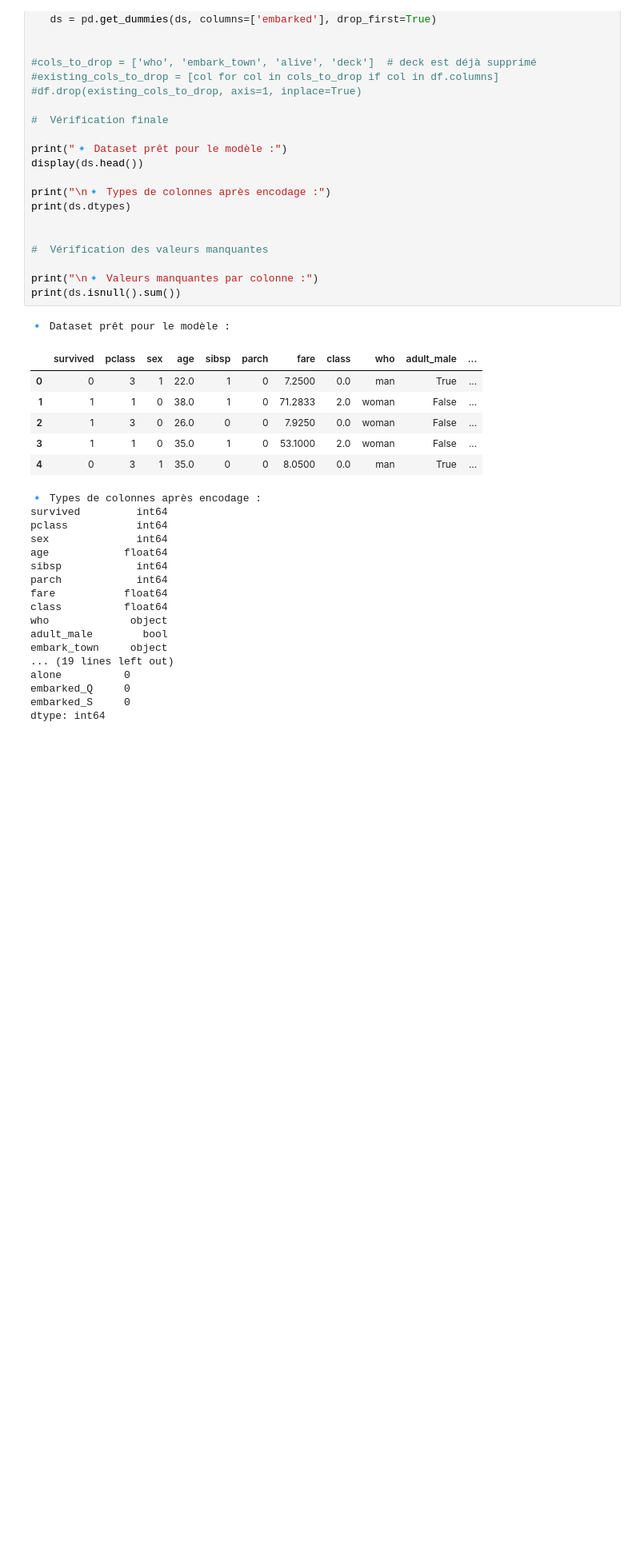
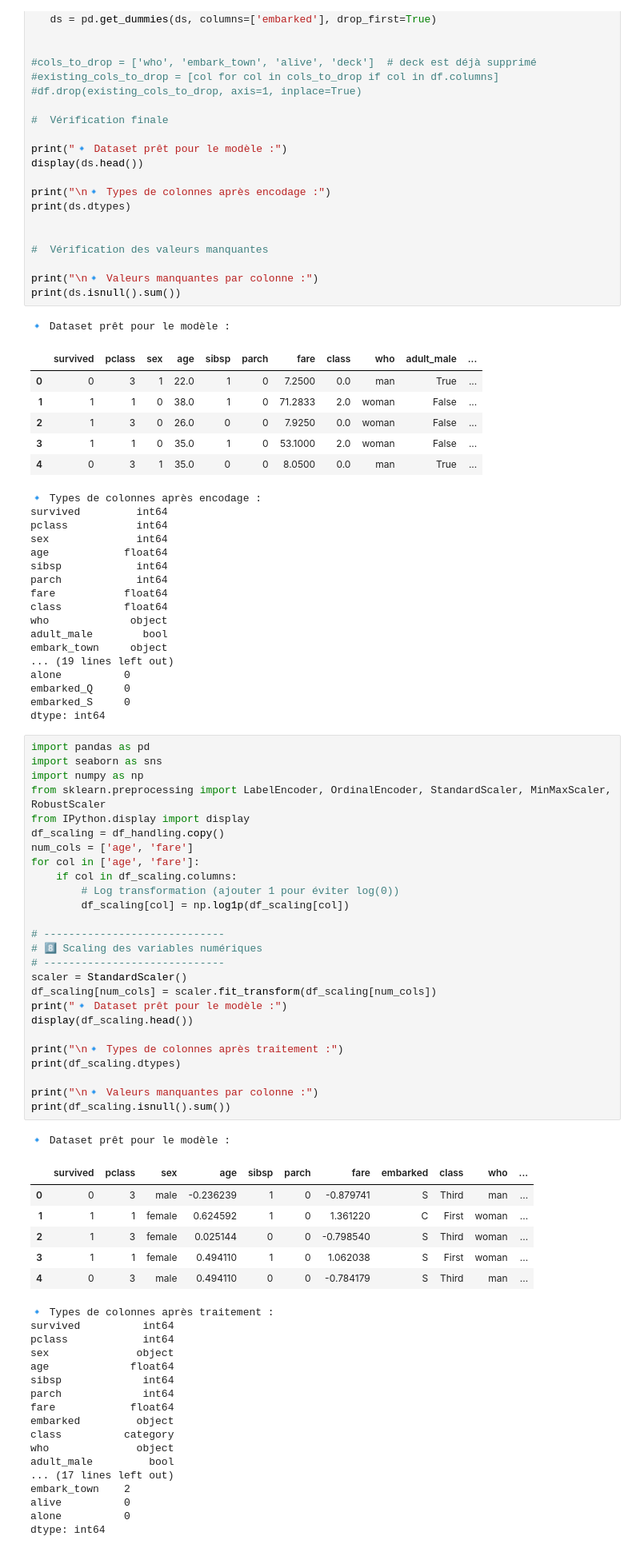
Before and after one commit to rekayahamzaoui-a11y/Project_Sales, a Jupyter notebook: projet5.ipynb, the cells around one changed output. Shown: that part at 80% size. Drawn from its saved outputs; the diff is of its cells as text; blank space fills up the shorter version.

```diff
--- a/projet5.ipynb
+++ b/projet5.ipynb
@@ -514,3 +514,54 @@ alone          0
 embarked_Q     0
 embarked_S     0
 dtype: int64
+# %%
+import pandas as pd
+import seaborn as sns
+import numpy as np
+from sklearn.preprocessing import LabelEncoder, OrdinalEncoder, StandardScaler, MinMaxScaler, RobustScaler
+from IPython.display import display
+df_scaling = df_handling.copy()
+num_cols = ['age', 'fare']
+for col in ['age', 'fare']:
+    if col in df_scaling.columns:
+        # Log transformation (ajouter 1 pour éviter log(0))
+        df_scaling[col] = np.log1p(df_scaling[col])
+
+# -----------------------------
+# 8️⃣ Scaling des variables numériques
+# -----------------------------
+scaler = StandardScaler()
+df_scaling[num_cols] = scaler.fit_transform(df_scaling[num_cols])
+print("🔹 Dataset prêt pour le modèle :")
+display(df_scaling.head())
+
+print("\n🔹 Types de colonnes après traitement :")
+print(df_scaling.dtypes)
+
+print("\n🔹 Valeurs manquantes par colonne :")
+print(df_scaling.isnull().sum())
+# %% [output]
+🔹 Dataset prêt pour le modèle :
+|  | survived | pclass | sex | age | sibsp | parch | fare | embarked | class | who | ... |
+| 0 | 0 | 3 | male | -0.236239 | 1 | 0 | -0.879741 | S | Third | man | ... |
+| 1 | 1 | 1 | female | 0.624592 | 1 | 0 | 1.361220 | C | First | woman | ... |
+| 2 | 1 | 3 | female | 0.025144 | 0 | 0 | -0.798540 | S | Third | woman | ... |
+| 3 | 1 | 1 | female | 0.494110 | 1 | 0 | 1.062038 | S | First | woman | ... |
+| 4 | 0 | 3 | male | 0.494110 | 0 | 0 | -0.784179 | S | Third | man | ... |
+🔹 Types de colonnes après traitement :
+survived          int64
+pclass            int64
+sex              object
+age             float64
+sibsp             int64
+parch             int64
+fare            float64
+embarked         object
+class          category
+who              object
+adult_male         bool
+... (17 lines left out)
+embark_town    2
+alive          0
+alone          0
+dtype: int64
```
